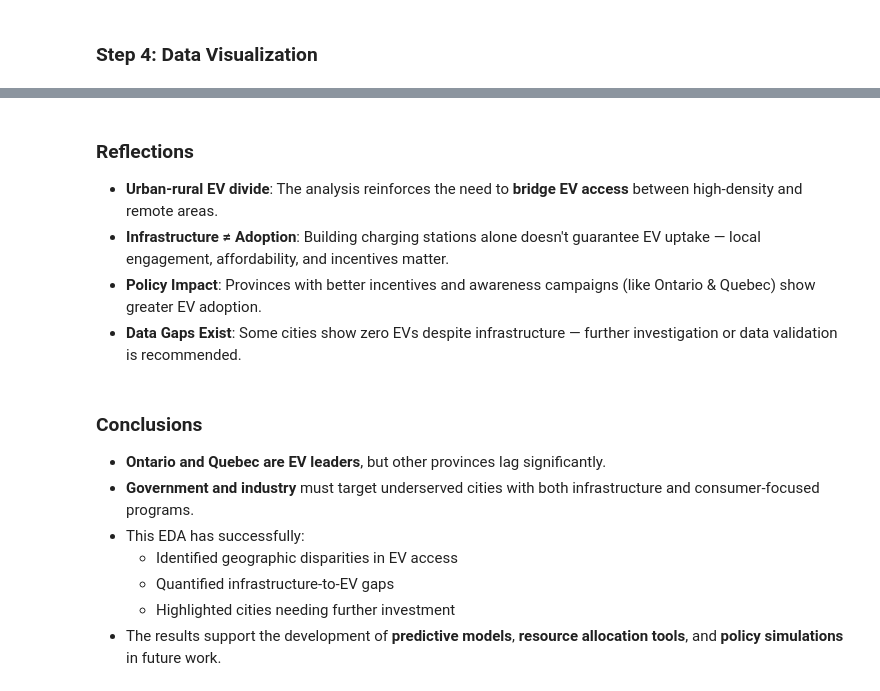
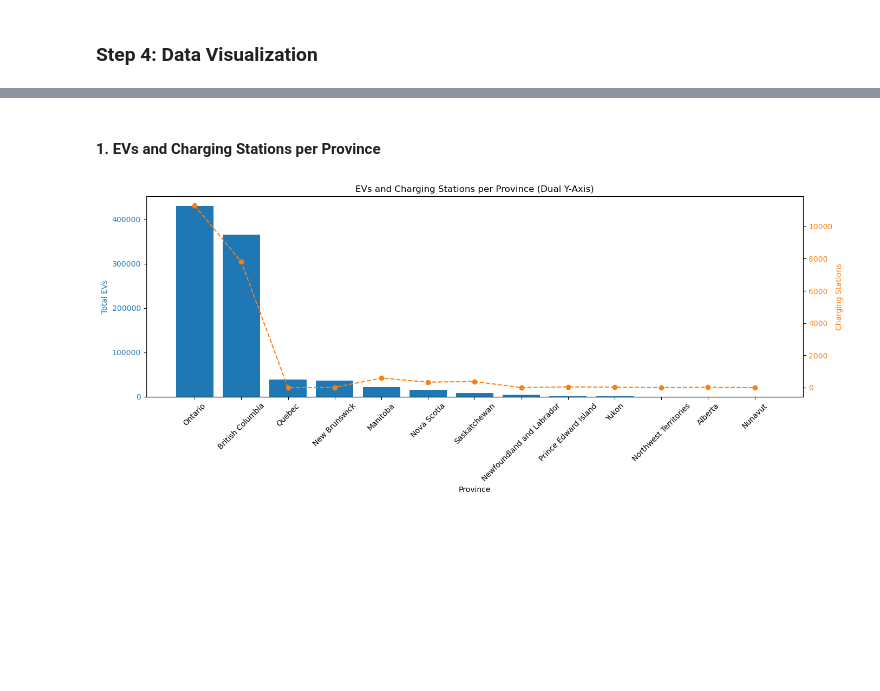
Before and after one commit to Deepkumar-DataSolutions/EV_Project, a Jupyter notebook: EDA.ipynb, the cells around one changed output, grey strips where cells are left out. Cells and saved outputs as stored; diff of their text form; code cells hidden in the pictures; blank space fills up the shorter version.

```diff
--- a/EDA.ipynb
+++ b/EDA.ipynb
@@ -130,0 +144,20 @@ Ontario EV cities that were NOT matched to a province:
+# %%
+# Drop non-essential columns from EV data
+df_ev_clean = df_ev.drop(columns=["DGUID", "STATUS", "SYMBOL", "TERMINATED"])
+
+# Remove rows with missing EV counts
+df_ev_clean = df_ev_clean[df_ev_clean["VALUE"].notna()]
+
+# Drop irrelevant columns from station data
+cols_to_keep = ["City", "ProvName", "TotalPorts"]
+df_stations_clean = df_stations[cols_to_keep].copy()
+
+# Drop rows with missing city or province in station data
+df_stations_clean = df_stations_clean.dropna(subset=["City", "ProvName"])
+
+# Lowercase and strip spaces for matching later
+df_ev_clean["GEO_clean"] = df_ev_clean["GEO"].str.strip().str.lower()
+df_stations_clean["City_clean"] = df_stations_clean["City"].str.strip().str.lower()
+df_cities["city_ascii_clean"] = df_cities["city_ascii"].str.strip().str.lower()
+
+print("Cleaned datasets. Ready for merging.")
@@ -389,21 +233,32 @@ result.to_csv("ev_city_station_summary.csv", index=False)
-# %% [markdown]
-
-
-###  Reflections
-
-- **Urban-rural EV divide**: The analysis reinforces the need to **bridge EV access** between high-density and remote areas.
-- **Infrastructure ≠ Adoption**: Building charging stations alone doesn't guarantee EV uptake — local engagement, affordability, and incentives matter.
-- **Policy Impact**: Provinces with better incentives and awareness campaigns (like Ontario & Quebec) show greater EV adoption.
-- **Data Gaps Exist**: Some cities show zero EVs despite infrastructure — further investigation or data validation is recommended.
-# %% [markdown]
-
-
-###  Conclusions
-
-- **Ontario and Quebec are EV leaders**, but other provinces lag significantly.
-- **Government and industry** must target underserved cities with both infrastructure and consumer-focused programs.
-- This EDA has successfully:
-  - Identified geographic disparities in EV access
-  - Quantified infrastructure-to-EV gaps
-  - Highlighted cities needing further investment
-- The results support the development of **predictive models**, **resource allocation tools**, and **policy simulations** in future work.
+# %% [markdown]
+#### 1. EVs and Charging Stations per Province
+# %%
+fig, ax1 = plt.subplots(figsize=(14, 6))
+# Group by province to summarize totals
+province_summary = (
+    ev_station_summary.groupby("province_name")[["EV_Count", "Station_Count"]]
+    .sum()
+    .sort_values(by="EV_Count", ascending=False)
+    .reset_index()
+)
+
+# EV Count
+color = 'tab:blue'
+ax1.set_xlabel('Province')
+ax1.set_ylabel('Total EVs', color=color)
+ax1.bar(province_summary["province_name"], province_summary["EV_Count"], color=color, label="Total EVs")
+ax1.tick_params(axis='y', labelcolor=color)
+ax1.tick_params(axis='x', rotation=45)
+
+# Charging Stations on second Y-axis
+ax2 = ax1.twinx()
+color = 'tab:orange'
+ax2.set_ylabel('Charging Stations', color=color)
+ax2.plot(province_summary["province_name"], province_summary["Station_Count"], color=color, marker='o', linestyle='--', label="Charging Stations")
+ax2.tick_params(axis='y', labelcolor=color)
+
+plt.title("EVs and Charging Stations per Province (Dual Y-Axis)")
+fig.tight_layout()
+plt.show()
+# %% [output]
+[figure, added]
```
Also changed, not shown: parts of 51 cells of this notebook, 3 other files.
